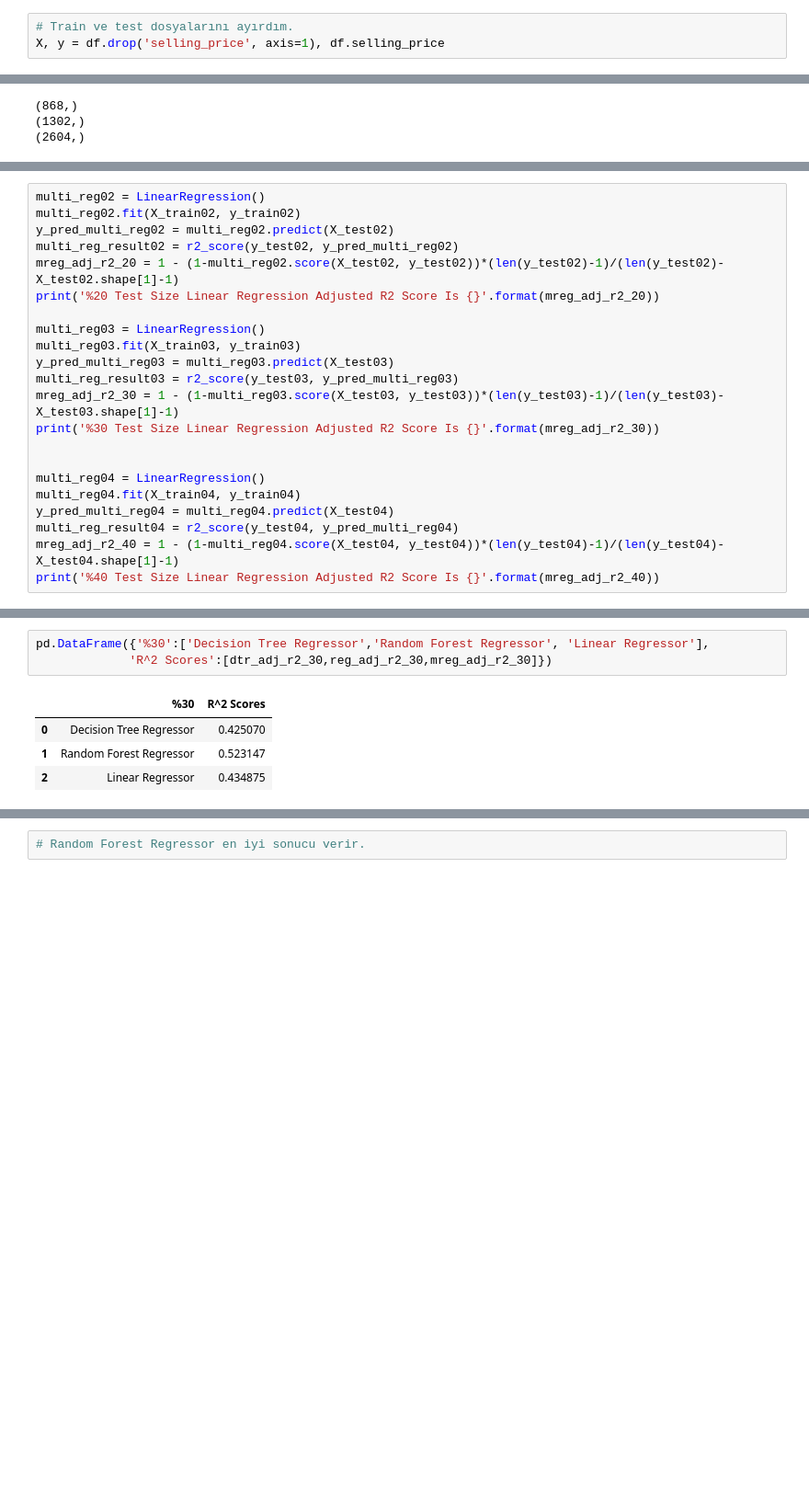
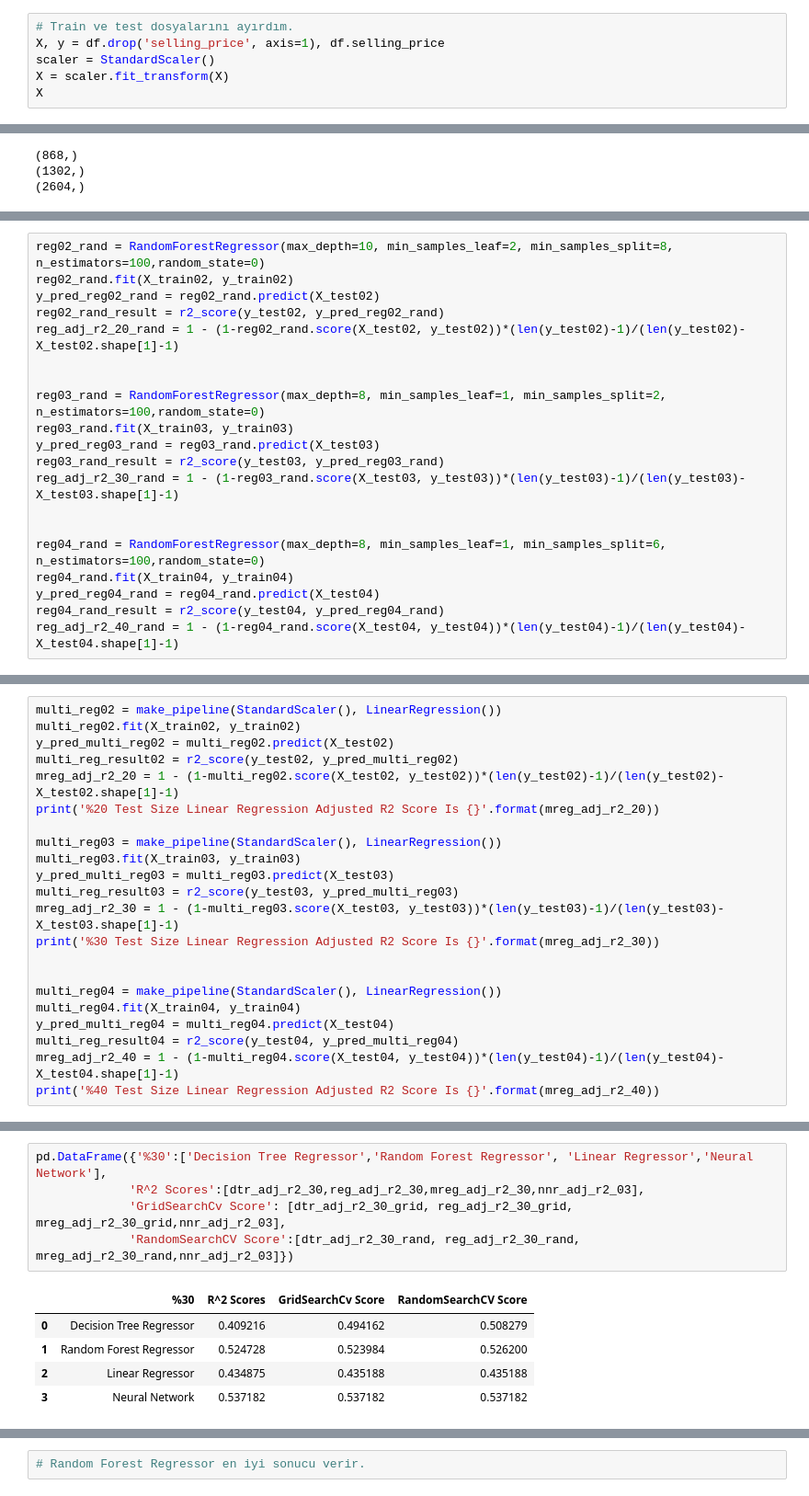
Before and after one commit to mehmettoktas/Machine-Learning-Car-Price-Prediction, a Jupyter notebook: CarPriceProject/Ön işleme.ipynb, the cells around one changed output, grey strips where cells are left out. Shown: that part at 92% size. Cells and saved outputs as stored; diff of their text form; blank space fills up the shorter version.

```diff
--- a/CarPriceProject/Ön işleme.ipynb
+++ b/CarPriceProject/Ön işleme.ipynb
@@ -213,3 +257,6 @@ df.head()
 # %%
 # Train ve test dosyalarını ayırdım.
 X, y = df.drop('selling_price', axis=1), df.selling_price
+scaler = StandardScaler()
+X = scaler.fit_transform(X)
+X
@@ -307,0 +640,20 @@ print('%40 Test Size Random Forest Regression Adjusted R2 Score Is: {}'.format(r
+# %%
+reg02_rand = RandomForestRegressor(max_depth=10, min_samples_leaf=2, min_samples_split=8, n_estimators=100,random_state=0)
+reg02_rand.fit(X_train02, y_train02)
+y_pred_reg02_rand = reg02_rand.predict(X_test02)
+reg02_rand_result = r2_score(y_test02, y_pred_reg02_rand)
+reg_adj_r2_20_rand = 1 - (1-reg02_rand.score(X_test02, y_test02))*(len(y_test02)-1)/(len(y_test02)-X_test02.shape[1]-1)
+
+
+reg03_rand = RandomForestRegressor(max_depth=8, min_samples_leaf=1, min_samples_split=2, n_estimators=100,random_state=0)
+reg03_rand.fit(X_train03, y_train03)
+y_pred_reg03_rand = reg03_rand.predict(X_test03)
+reg03_rand_result = r2_score(y_test03, y_pred_reg03_rand)
+reg_adj_r2_30_rand = 1 - (1-reg03_rand.score(X_test03, y_test03))*(len(y_test03)-1)/(len(y_test03)-X_test03.shape[1]-1)
+
+
+reg04_rand = RandomForestRegressor(max_depth=8, min_samples_leaf=1, min_samples_split=6, n_estimators=100,random_state=0)
+reg04_rand.fit(X_train04, y_train04)
+y_pred_reg04_rand = reg04_rand.predict(X_test04)
+reg04_rand_result = r2_score(y_test04, y_pred_reg04_rand)
+reg_adj_r2_40_rand = 1 - (1-reg04_rand.score(X_test04, y_test04))*(len(y_test04)-1)/(len(y_test04)-X_test04.shape[1]-1)
@@ -308,12 +670,12 @@ print('%40 Test Size Random Forest Regression Adjusted R2 Score Is: {}'.format(r
 # %%
-multi_reg02 = LinearRegression()
+multi_reg02 = make_pipeline(StandardScaler(), LinearRegression())
 multi_reg02.fit(X_train02, y_train02)
 y_pred_multi_reg02 = multi_reg02.predict(X_test02)
 multi_reg_result02 = r2_score(y_test02, y_pred_multi_reg02)
 mreg_adj_r2_20 = 1 - (1-multi_reg02.score(X_test02, y_test02))*(len(y_test02)-1)/(len(y_test02)-X_test02.shape[1]-1)
 print('%20 Test Size Linear Regression Adjusted R2 Score Is {}'.format(mreg_adj_r2_20))
 
-multi_reg03 = LinearRegression()
+multi_reg03 = make_pipeline(StandardScaler(), LinearRegression())
 multi_reg03.fit(X_train03, y_train03)
 y_pred_multi_reg03 = multi_reg03.predict(X_test03)
 multi_reg_result03 = r2_score(y_test03, y_pred_multi_reg03)
@@ -321,7 +683,7 @@ mreg_adj_r2_30 = 1 - (1-multi_reg03.score(X_test03, y_test03))*(len(y_test03)-1)
 print('%30 Test Size Linear Regression Adjusted R2 Score Is {}'.format(mreg_adj_r2_30))
 
 
-multi_reg04 = LinearRegression()
+multi_reg04 = make_pipeline(StandardScaler(), LinearRegression())
 multi_reg04.fit(X_train04, y_train04)
 y_pred_multi_reg04 = multi_reg04.predict(X_test04)
 multi_reg_result04 = r2_score(y_test04, y_pred_multi_reg04)
@@ -364,9 +823,12 @@ pd.DataFrame({'%20':['Decision Tree Regressor','Random Forest Regressor', 'Linea
 # %%
-pd.DataFrame({'%30':['Decision Tree Regressor','Random Forest Regressor', 'Linear Regressor'],
-             'R^2 Scores':[dtr_adj_r2_30,reg_adj_r2_30,mreg_adj_r2_30]})
+pd.DataFrame({'%30':['Decision Tree Regressor','Random Forest Regressor', 'Linear Regressor','Neural Network'],
+             'R^2 Scores':[dtr_adj_r2_30,reg_adj_r2_30,mreg_adj_r2_30,nnr_adj_r2_03],
+             'GridSearchCv Score': [dtr_adj_r2_30_grid, reg_adj_r2_30_grid, mreg_adj_r2_30_grid,nnr_adj_r2_03],
+             'RandomSearchCV Score':[dtr_adj_r2_30_rand, reg_adj_r2_30_rand, mreg_adj_r2_30_rand,nnr_adj_r2_03]})
 # %% [output]
-|  | %30 | R^2 Scores |
-| 0 | Decision Tree Regressor | 0.425070 |
-| 1 | Random Forest Regressor | 0.523147 |
-| 2 | Linear Regressor | 0.434875 |
+|  | %30 | R^2 Scores | GridSearchCv Score | RandomSearchCV Score |
+| 0 | Decision Tree Regressor | 0.409216 | 0.494162 | 0.508279 |
+| 1 | Random Forest Regressor | 0.524728 | 0.523984 | 0.526200 |
+| 2 | Linear Regressor | 0.434875 | 0.435188 | 0.435188 |
+| 3 | Neural Network | 0.537182 | 0.537182 | 0.537182 |
 # %%
```
Also changed, not shown: parts of 48 cells of this notebook.
